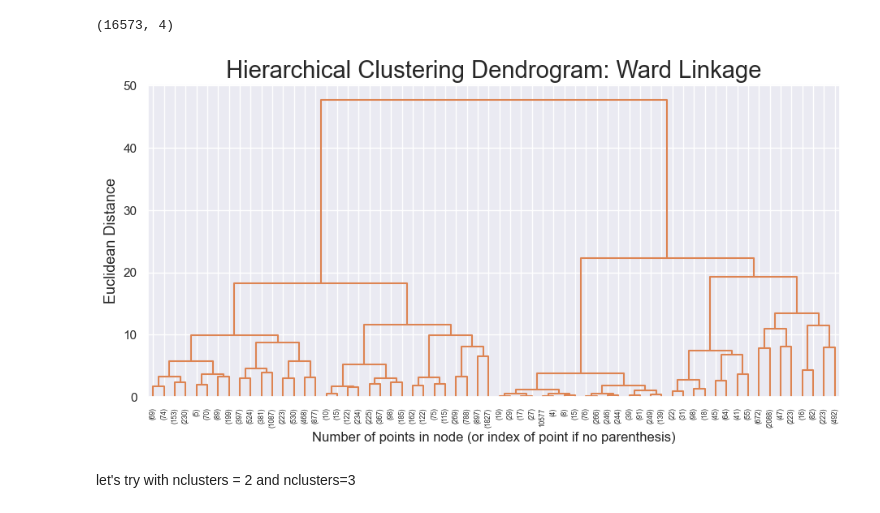
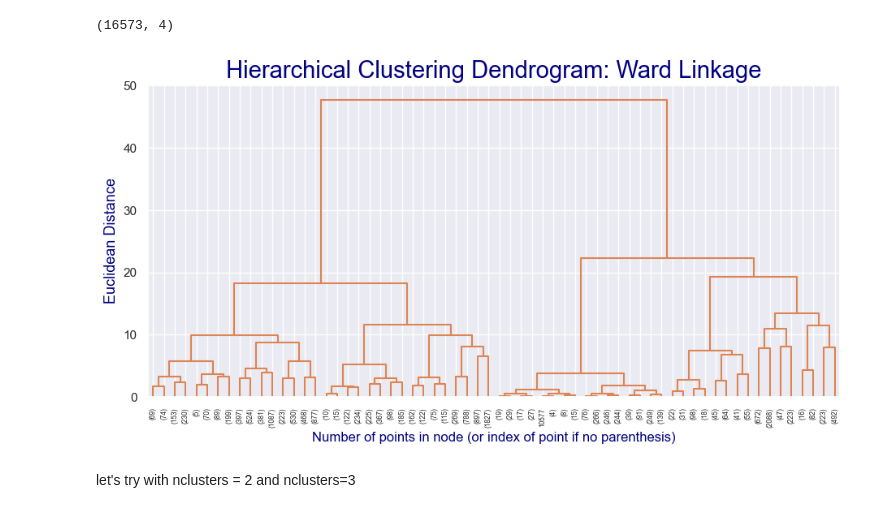
Before and after one commit to calcoafrancisca/Group-39---DM---Part2, a Jupyter notebook: Value-Based-Perspective.ipynb, the cells around one changed output. Saved outputs shown, nothing was run; the diff lists cells and outputs as text; code cells hidden in the pictures.

```diff
--- a/Value-Based-Perspective.ipynb
+++ b/Value-Based-Perspective.ipynb
@@ -218,19 +240,19 @@ linkage_matrix.shape
 # %%
 # Plot the corresponding dendrogram
 sns.set()
 fig = plt.figure(figsize=(11,5))
 # The Dendrogram parameters need to be tuned
 Y_THRESHOLD = 100
-dendrogram(linkage_matrix, truncate_mode='level', p=5, color_threshold=Y_THRESHOLD, above_threshold_color='k')
+dendrogram(linkage_matrix, truncate_mode='level', p=5, color_threshold=Y_THRESHOLD, above_threshold_color='navy')
     # You can play with 'truncate_mode' and 'p' define what level the dendrogram shows
     # above_threshold_color='k' forces black color for the lines above the threshold)
-plt.hlines(Y_THRESHOLD, 0, 1000, colors="r", linestyles="dashed")
-plt.title(f'Hierarchical Clustering Dendrogram: Ward Linkage', fontsize=21)
-plt.xlabel('Number of points in node (or index of point if no parenthesis)')
-plt.ylabel(f'{distance.title()} Distance', fontsize=13)
+plt.hlines(Y_THRESHOLD, 0, 1000, colors="royalblue", linestyles="dashed")
+plt.title(f'Hierarchical Clustering Dendrogram: Ward Linkage', fontsize=21, color='navy')
+plt.xlabel('Number of points in node (or index of point if no parenthesis)', color='navy')
+plt.ylabel(f'{distance.title()} Distance', fontsize=13, color='navy')
 plt.show()
 # %% [output]
-[figure, old version]
+[figure, new version]
 # %% [markdown]
 let's try with nclusters = 2 and nclusters=3
 # %%
```
Also changed, not shown: parts of 12 cells of this notebook, 1 other file.
